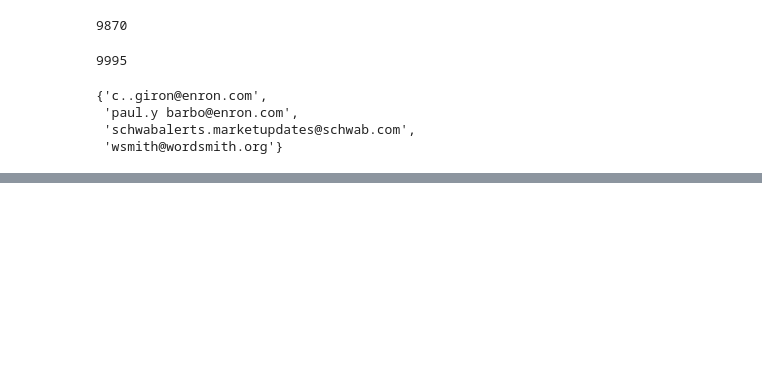
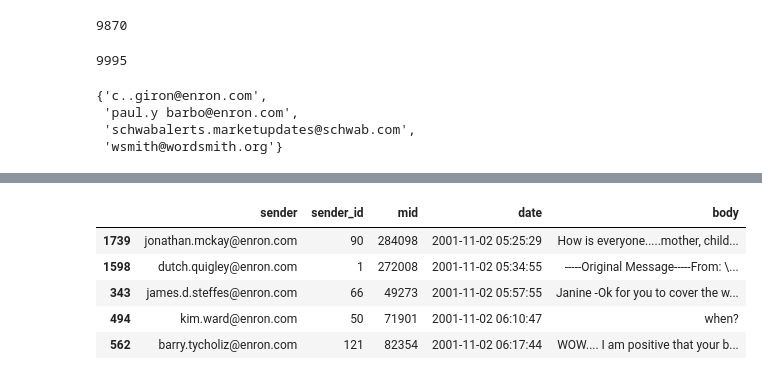
Before and after one commit to antoinux/Altegrad_Challenge, a Jupyter notebook: Discovering_data.ipynb, the cells around one changed output, grey strips where cells are left out. Saved outputs shown, nothing was run; the diff lists cells and outputs as text; code cells hidden in the pictures; blank space fills up the shorter version.

```diff
--- a/Discovering_data.ipynb
+++ b/Discovering_data.ipynb
@@ -167,0 +192,13 @@ sender_address - recipient_address.intersection(sender_address)
+# %%
+import pandas as pd
+df = pd.read_csv('data/test.csv')
+X = df.values
+# %%
+df.sort_values('date').head()
+# %% [output]
+|  | sender | sender_id | mid | date | body |
+| 1739 | jonathan.mckay@enron.com | 90 | 284098 | 2001-11-02 05:25:29 | How is everyone.....mother, child... |
+| 1598 | dutch.quigley@enron.com | 1 | 272008 | 2001-11-02 05:34:55 | -----Original Message-----From: \... |
+| 343 | james.d.steffes@enron.com | 66 | 49273 | 2001-11-02 05:57:55 | Janine -Ok for you to cover the w... |
+| 494 | kim.ward@enron.com | 50 | 71901 | 2001-11-02 06:10:47 | when? |
+| 562 | barry.tycholiz@enron.com | 121 | 82354 | 2001-11-02 06:17:44 | WOW.... I am positive that your b... |
```
Also changed, not shown: parts of 14 cells of this notebook, 1 other file.
